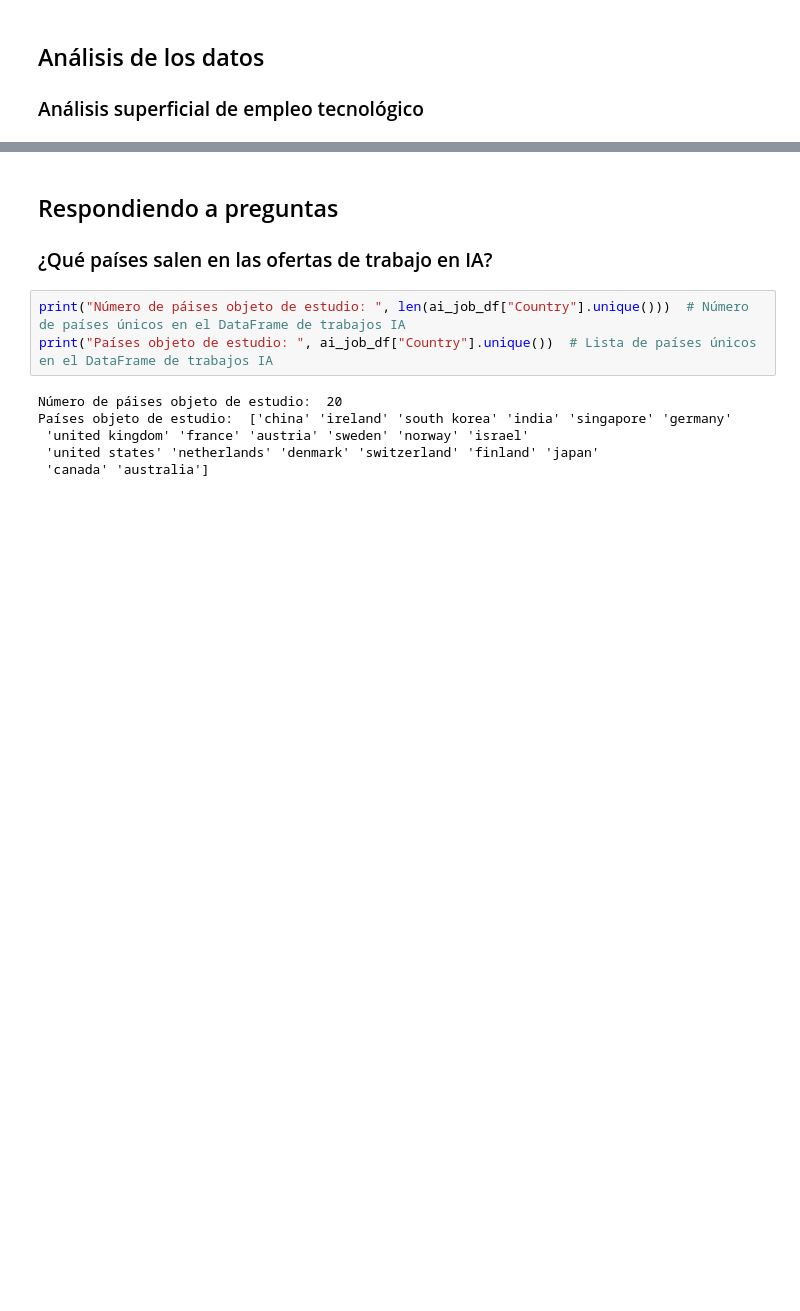
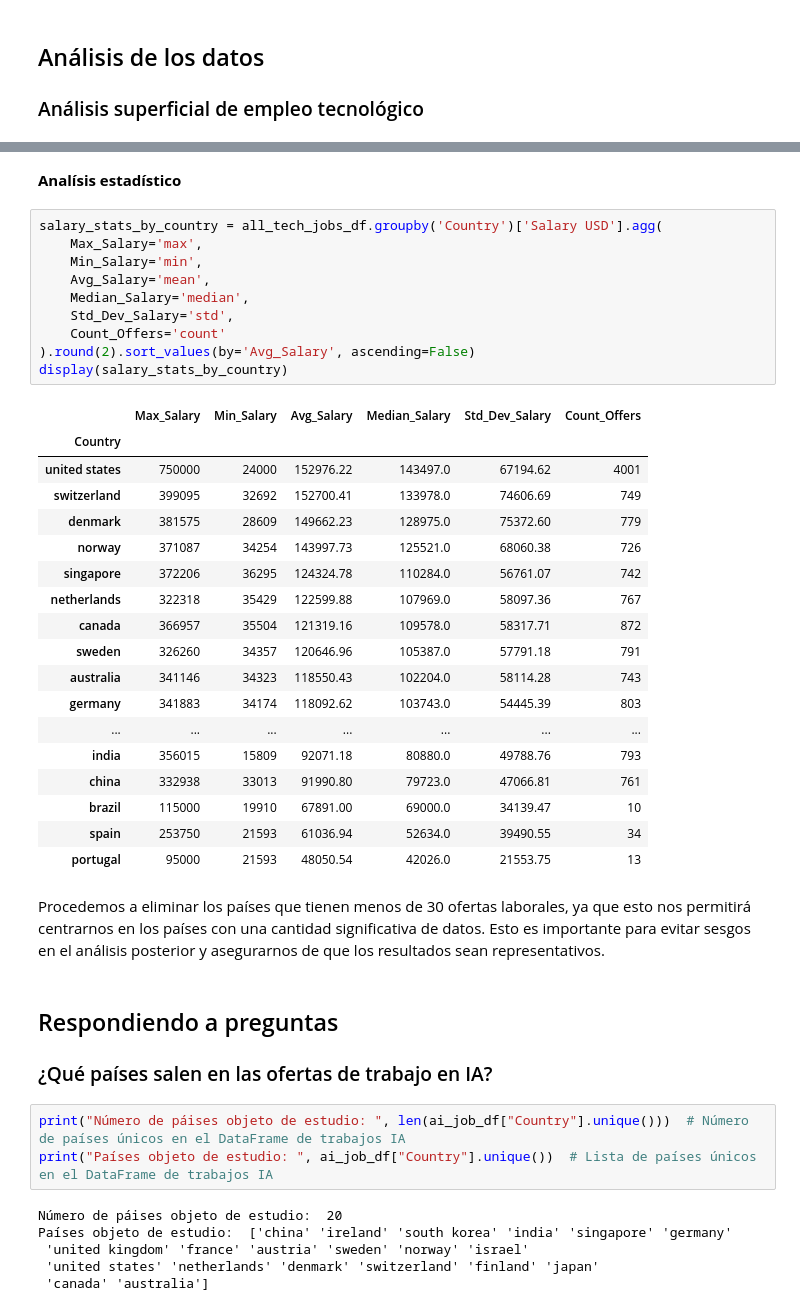
Before and after one commit to MichaeLaudrup/Python_for_AI_VIU, a Jupyter notebook: dataset_project/01_MIAR_ACT_Dataset_Michael_Laudrup_luis_glez.ipynb, the cells around one changed output, grey strips where cells are left out. Saved outputs shown, nothing was run; the diff lists cells and outputs as text; blank space fills up the shorter version.

```diff
--- a/dataset_project/01_MIAR_ACT_Dataset_Michael_Laudrup_luis_glez.ipynb
+++ b/dataset_project/01_MIAR_ACT_Dataset_Michael_Laudrup_luis_glez.ipynb
@@ -365,3 +372,36 @@ PREGUNTAS BÁSICAS
+# %% [markdown]
+<b>Analísis estadístico</b>
+# %%
+salary_stats_by_country = all_tech_jobs_df.groupby('Country')['Salary USD'].agg(
+    Max_Salary='max',
+    Min_Salary='min',
+    Avg_Salary='mean',
+    Median_Salary='median',
+    Std_Dev_Salary='std',
+    Count_Offers='count'
+).round(2).sort_values(by='Avg_Salary', ascending=False)
+display(salary_stats_by_country)
+# %% [output]
+|  | Max_Salary | Min_Salary | Avg_Salary | Median_Salary | Std_Dev_Salary | Count_Offers |
+| Country |  |  |  |  |  |  |
+| united states | 750000 | 24000 | 152976.22 | 143497.0 | 67194.62 | 4001 |
+| switzerland | 399095 | 32692 | 152700.41 | 133978.0 | 74606.69 | 749 |
+| denmark | 381575 | 28609 | 149662.23 | 128975.0 | 75372.60 | 779 |
+| norway | 371087 | 34254 | 143997.73 | 125521.0 | 68060.38 | 726 |
+| singapore | 372206 | 36295 | 124324.78 | 110284.0 | 56761.07 | 742 |
+| netherlands | 322318 | 35429 | 122599.88 | 107969.0 | 58097.36 | 767 |
+| canada | 366957 | 35504 | 121319.16 | 109578.0 | 58317.71 | 872 |
+| sweden | 326260 | 34357 | 120646.96 | 105387.0 | 57791.18 | 791 |
+| australia | 341146 | 34323 | 118550.43 | 102204.0 | 58114.28 | 743 |
+| germany | 341883 | 34174 | 118092.62 | 103743.0 | 54445.39 | 803 |
+| ... | ... | ... | ... | ... | ... | ... |
+| india | 356015 | 15809 | 92071.18 | 80880.0 | 49788.76 | 793 |
+| china | 332938 | 33013 | 91990.80 | 79723.0 | 47066.81 | 761 |
+| brazil | 115000 | 19910 | 67891.00 | 69000.0 | 34139.47 | 10 |
+| spain | 253750 | 21593 | 61036.94 | 52634.0 | 39490.55 | 34 |
+| portugal | 95000 | 21593 | 48050.54 | 42026.0 | 21553.75 | 13 |
+# %% [markdown]
+Procedemos a eliminar los países que tienen menos de 30 ofertas laborales, ya que esto nos permitirá centrarnos en los países con una cantidad significativa de datos. Esto es importante para evitar sesgos en el análisis posterior y asegurarnos de que los resultados sean representativos.
 # %% [markdown]
 ## Respondiendo a preguntas
 ### ¿Qué países salen en las ofertas de trabajo en IA?
```
Also changed, not shown: parts of 9 cells of this notebook.
